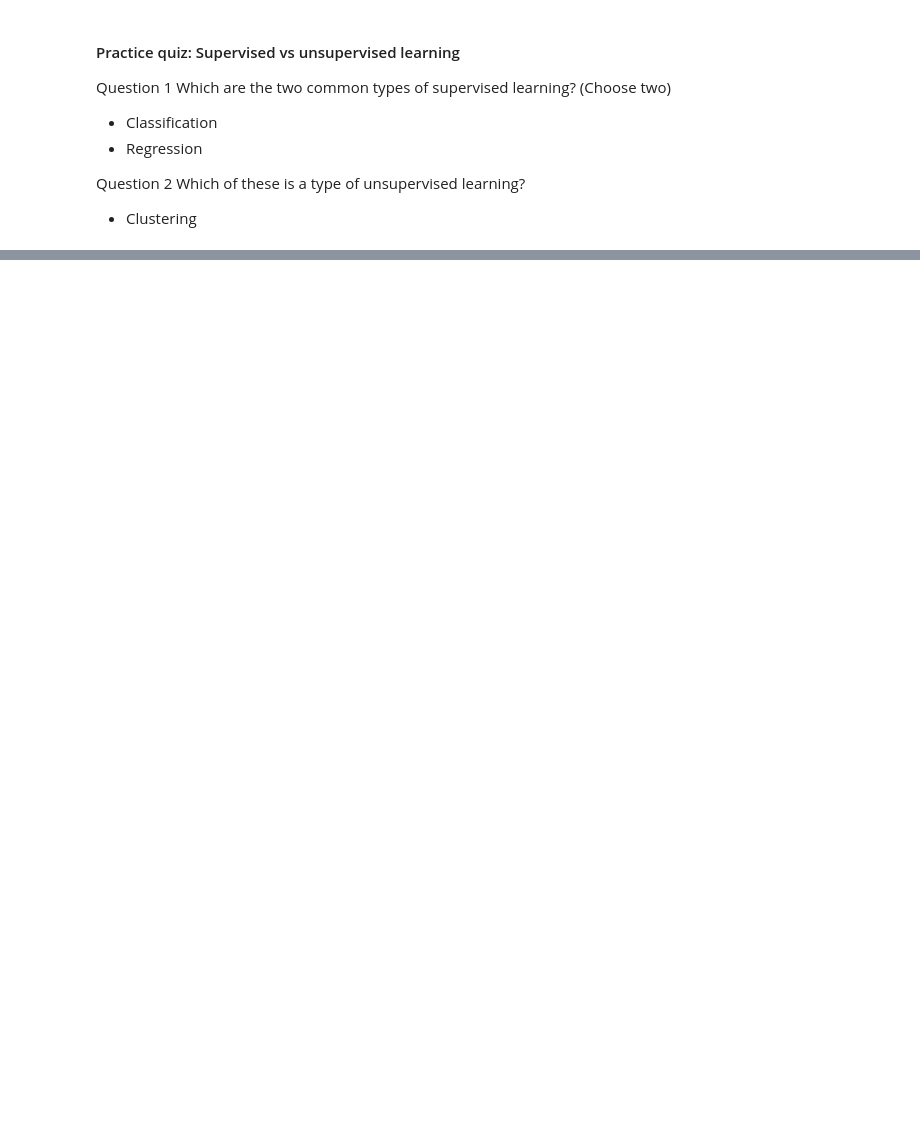
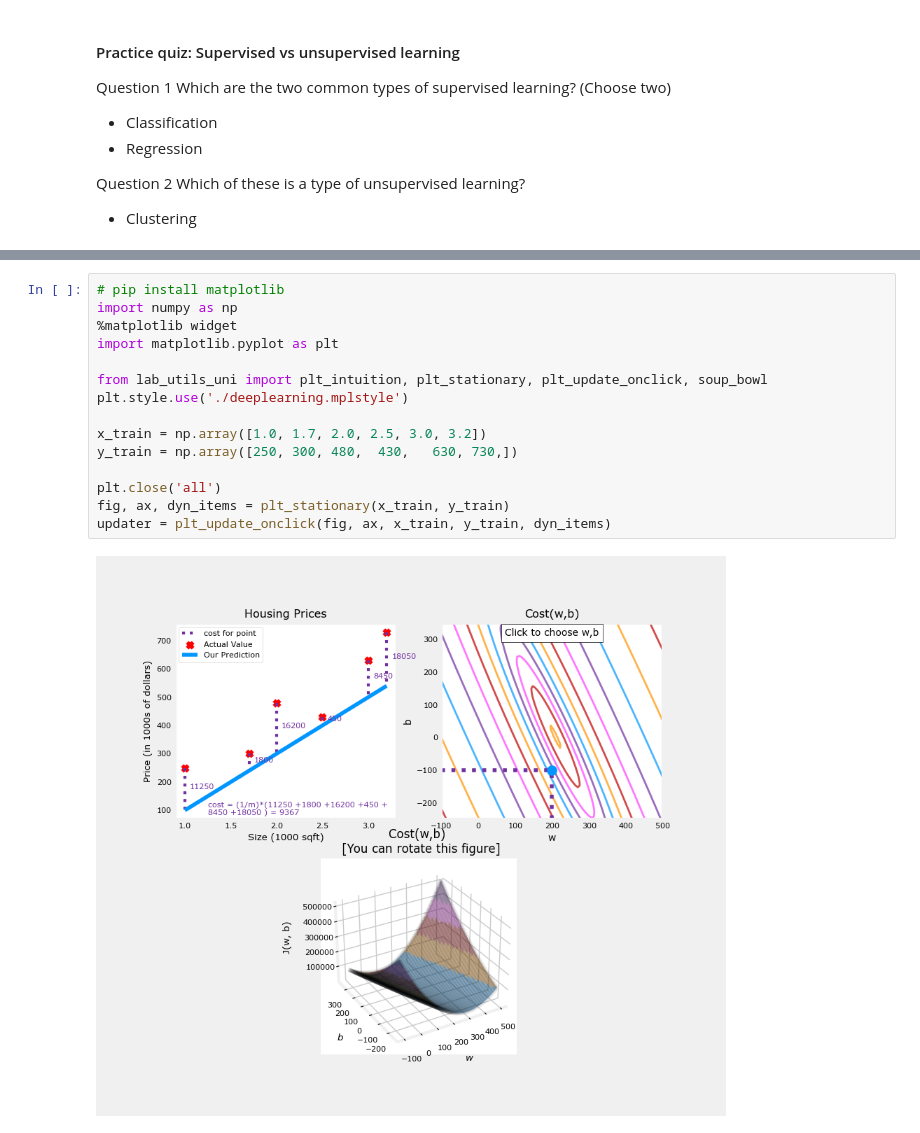
Before and after one commit to imaxfp/edu_machine_learning, a Jupyter notebook: src/supervised_ml_regression_and_classification/week1.ipynb, the cells around one changed output, grey strips where cells are left out. Drawn from its saved outputs; the diff is of its cells as text; blank space fills up the shorter version.

```diff
--- a/src/supervised_ml_regression_and_classification/week1.ipynb
+++ b/src/supervised_ml_regression_and_classification/week1.ipynb
@@ -170,0 +223,17 @@ In this example, if you were to choose the value of w that results in the smalle
+# %%
+# pip install matplotlib
+import numpy as np
+%matplotlib widget
+import matplotlib.pyplot as plt
+
+from lab_utils_uni import plt_intuition, plt_stationary, plt_update_onclick, soup_bowl
+plt.style.use('./deeplearning.mplstyle')
+
+x_train = np.array([1.0, 1.7, 2.0, 2.5, 3.0, 3.2])
+y_train = np.array([250, 300, 480,  430,   630, 730,])
+
+plt.close('all')
+fig, ax, dyn_items = plt_stationary(x_train, y_train)
+updater = plt_update_onclick(fig, ax, x_train, y_train, dyn_items)
+# %% [output]
+[figure, added]
```
Also changed, not shown: parts of 4 cells of this notebook, 8 other files.
